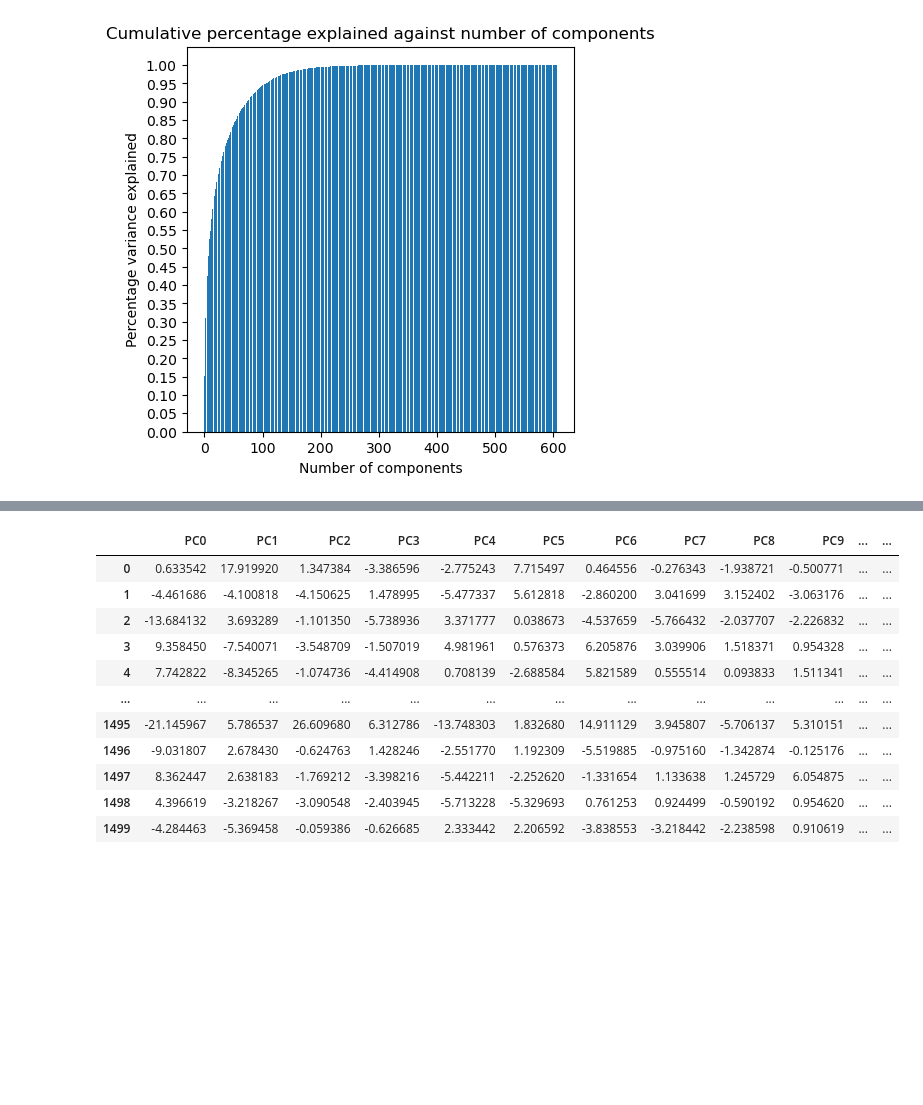
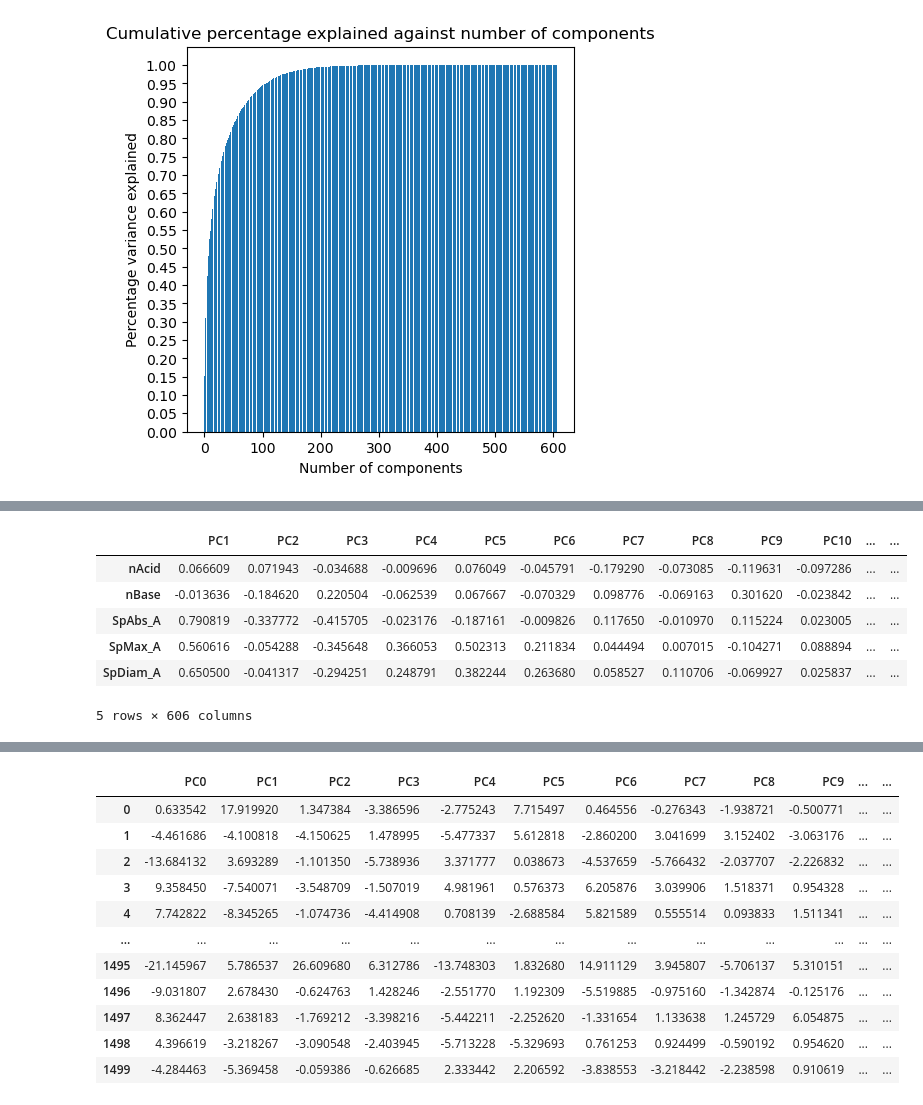
Before and after one commit to Jobs27/AP_groupassignment-, a Jupyter notebook: group_assignment_inhibitor_classifier.ipynb, the cells around one changed output, grey strips where cells are left out. Cells and saved outputs as stored; diff of their text form; code cells hidden in the pictures; blank space fills up the shorter version.

```diff
--- a/group_assignment_inhibitor_classifier.ipynb
+++ b/group_assignment_inhibitor_classifier.ipynb
@@ -210,0 +217,15 @@ Top 100 Variables Ranked by Loadings:
+# %%
+loadings = pd.DataFrame(
+    data=pca.components_.T * np.sqrt(pca.explained_variance_),
+    columns=[f'PC{i}' for i in range(1, len(X_train_mor.columns) + 1)],
+    index=X_train_mor.columns
+)
+loadings.head()
+# %% [output]
+|  | PC1 | PC2 | PC3 | PC4 | PC5 | PC6 | PC7 | PC8 | PC9 | PC10 | ... | ... |
+| nAcid | 0.066609 | 0.071943 | -0.034688 | -0.009696 | 0.076049 | -0.045791 | -0.179290 | -0.073085 | -0.119631 | -0.097286 | ... | ... |
+| nBase | -0.013636 | -0.184620 | 0.220504 | -0.062539 | 0.067667 | -0.070329 | 0.098776 | -0.069163 | 0.301620 | -0.023842 | ... | ... |
+| SpAbs_A | 0.790819 | -0.337772 | -0.415705 | -0.023176 | -0.187161 | -0.009826 | 0.117650 | -0.010970 | 0.115224 | 0.023005 | ... | ... |
+| SpMax_A | 0.560616 | -0.054288 | -0.345648 | 0.366053 | 0.502313 | 0.211834 | 0.044494 | 0.007015 | -0.104271 | 0.088894 | ... | ... |
+| SpDiam_A | 0.650500 | -0.041317 | -0.294251 | 0.248791 | 0.382244 | 0.263680 | 0.058527 | 0.110706 | -0.069927 | 0.025837 | ... | ... |
+5 rows × 606 columns
```
Also changed, not shown: parts of 5 cells of this notebook.
